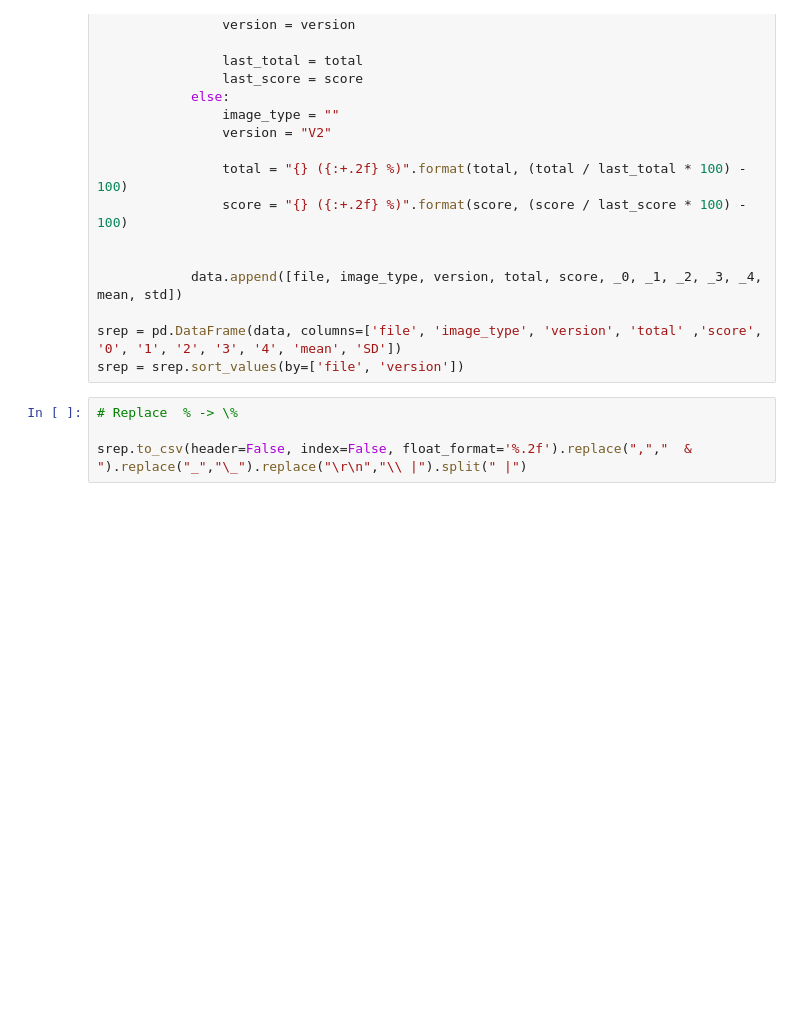
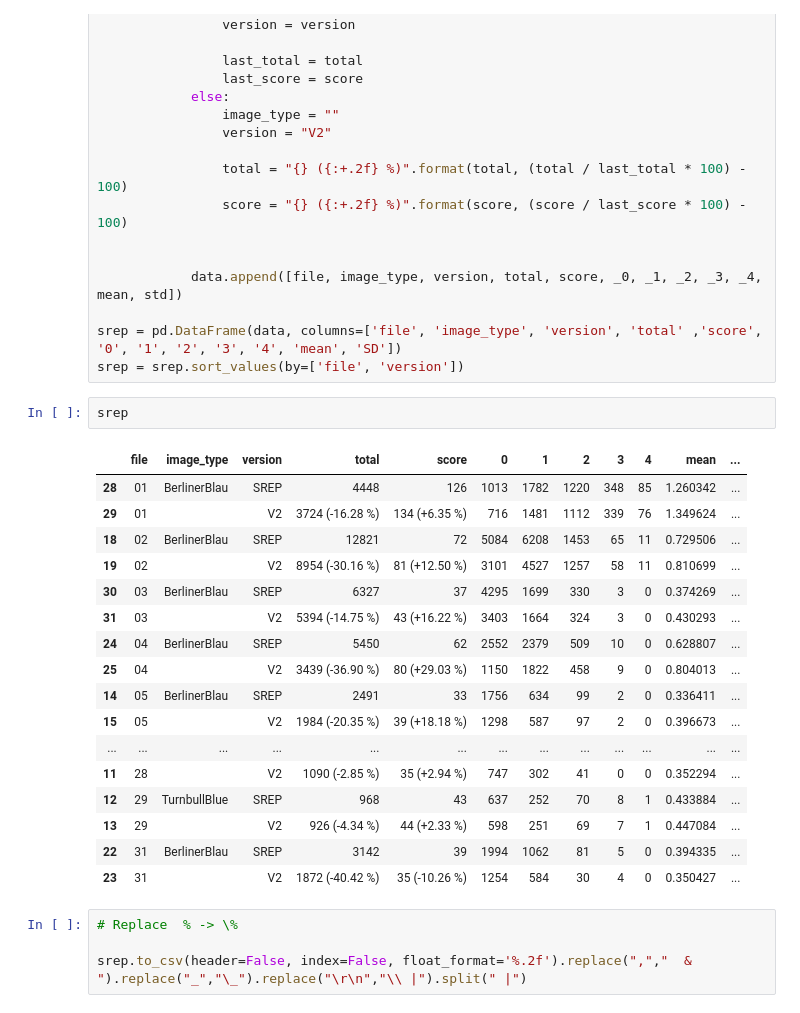
Before and after one commit to ChristianMarzahl/EIPH_WSI, a Jupyter notebook: SDATA/Statistics/AnnotationVersionStatistics.ipynb, the cells around one changed output. Cells and saved outputs as stored; diff of their text form; blank space fills up the shorter version.

```diff
--- a/SDATA/Statistics/AnnotationVersionStatistics.ipynb
+++ b/SDATA/Statistics/AnnotationVersionStatistics.ipynb
@@ -101,6 +101,26 @@ for file in srep["image_name"].unique():
 
 srep = pd.DataFrame(data, columns=['file', 'image_type', 'version', 'total' ,'score', '0', '1', '2', '3', '4', 'mean', 'SD'])
 srep = srep.sort_values(by=['file', 'version'])
+# %%
+srep
+# %% [output]
+|  | file | image_type | version | total | score | 0 | 1 | 2 | 3 | 4 | mean | ... |
+| 28 | 01 | BerlinerBlau | SREP | 4448 | 126 | 1013 | 1782 | 1220 | 348 | 85 | 1.260342 | ... |
+| 29 | 01 |  | V2 | 3724 (-16.28 %) | 134 (+6.35 %) | 716 | 1481 | 1112 | 339 | 76 | 1.349624 | ... |
+| 18 | 02 | BerlinerBlau | SREP | 12821 | 72 | 5084 | 6208 | 1453 | 65 | 11 | 0.729506 | ... |
+| 19 | 02 |  | V2 | 8954 (-30.16 %) | 81 (+12.50 %) | 3101 | 4527 | 1257 | 58 | 11 | 0.810699 | ... |
+| 30 | 03 | BerlinerBlau | SREP | 6327 | 37 | 4295 | 1699 | 330 | 3 | 0 | 0.374269 | ... |
+| 31 | 03 |  | V2 | 5394 (-14.75 %) | 43 (+16.22 %) | 3403 | 1664 | 324 | 3 | 0 | 0.430293 | ... |
+| 24 | 04 | BerlinerBlau | SREP | 5450 | 62 | 2552 | 2379 | 509 | 10 | 0 | 0.628807 | ... |
+| 25 | 04 |  | V2 | 3439 (-36.90 %) | 80 (+29.03 %) | 1150 | 1822 | 458 | 9 | 0 | 0.804013 | ... |
+| 14 | 05 | BerlinerBlau | SREP | 2491 | 33 | 1756 | 634 | 99 | 2 | 0 | 0.336411 | ... |
+| 15 | 05 |  | V2 | 1984 (-20.35 %) | 39 (+18.18 %) | 1298 | 587 | 97 | 2 | 0 | 0.396673 | ... |
+| ... | ... | ... | ... | ... | ... | ... | ... | ... | ... | ... | ... | ... |
+| 11 | 28 |  | V2 | 1090 (-2.85 %) | 35 (+2.94 %) | 747 | 302 | 41 | 0 | 0 | 0.352294 | ... |
+| 12 | 29 | TurnbullBlue | SREP | 968 | 43 | 637 | 252 | 70 | 8 | 1 | 0.433884 | ... |
+| 13 | 29 |  | V2 | 926 (-4.34 %) | 44 (+2.33 %) | 598 | 251 | 69 | 7 | 1 | 0.447084 | ... |
+| 22 | 31 | BerlinerBlau | SREP | 3142 | 39 | 1994 | 1062 | 81 | 5 | 0 | 0.394335 | ... |
+| 23 | 31 |  | V2 | 1872 (-40.42 %) | 35 (-10.26 %) | 1254 | 584 | 30 | 4 | 0 | 0.350427 | ... |
 # %%
 # Replace  % -> \%
 
```
Also changed, not shown: 4 other files.
